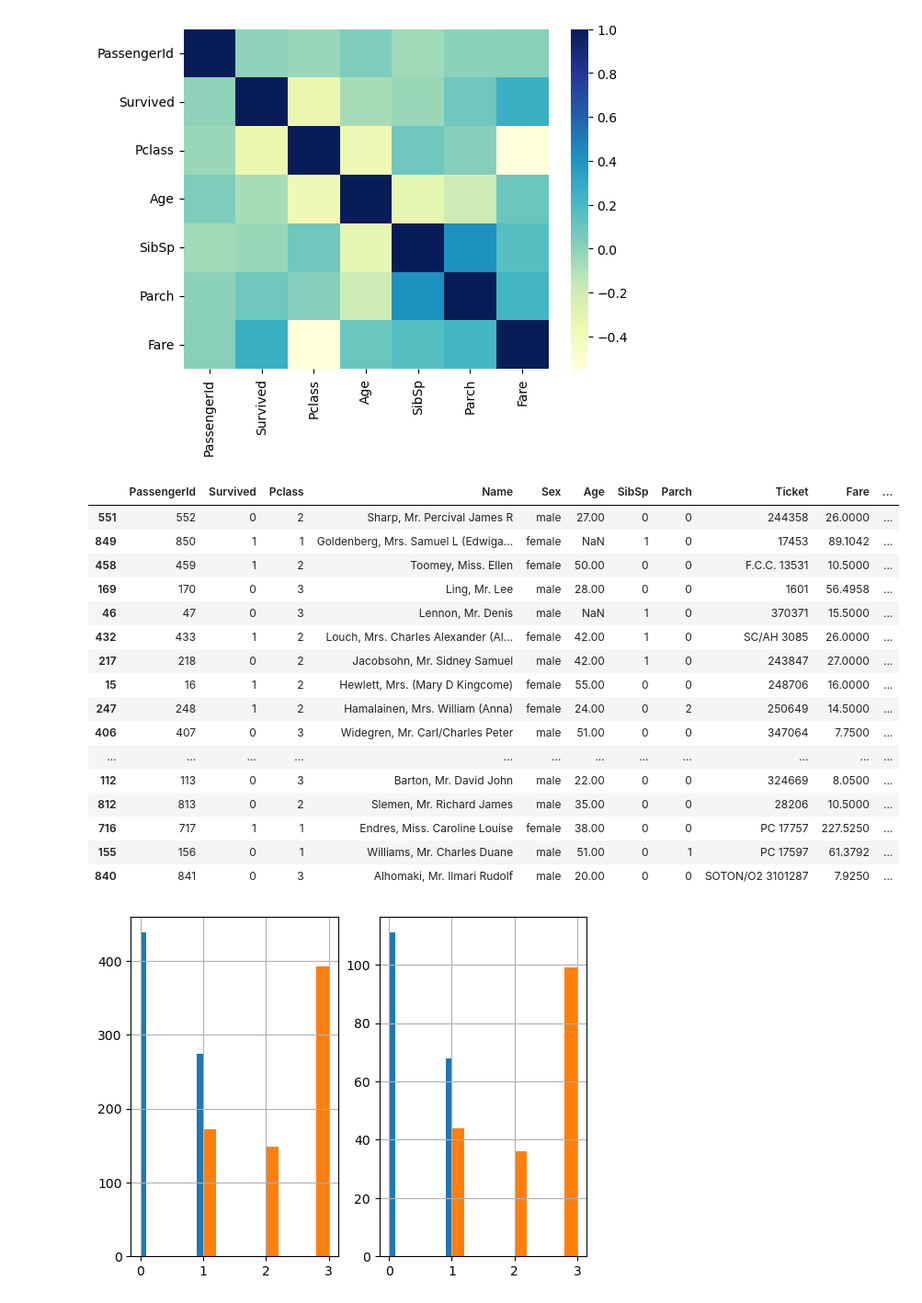
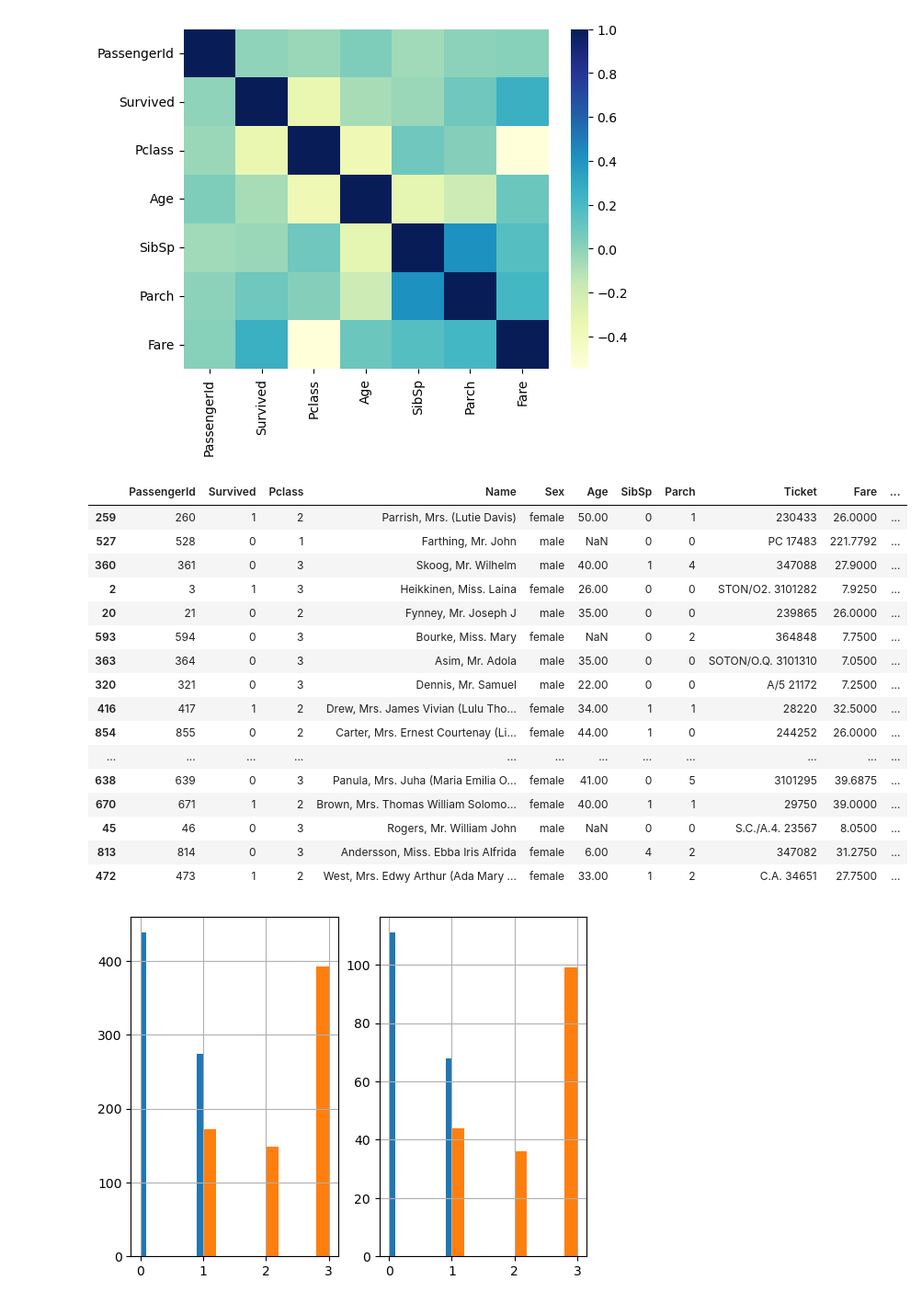
Before and after one commit to KeneanDita/Titanic-Survival-Predictor, a Jupyter notebook: Untitled.ipynb, the cells around one changed output. Shown at 92% size. Drawn from its saved outputs; the diff is of its cells as text; code cells hidden in the pictures.

```diff
--- a/Untitled.ipynb
+++ b/Untitled.ipynb
@@ -33,25 +31,25 @@ for train_indices, test_indices in split.split(data, data[['Survived', 'Pclass',
     strat_train_set = data.loc[train_indices]
     strat_test_set = data.loc[test_indices]
 # %%
-strat_test_set
+strat_train_set
 # %% [output]
 |  | PassengerId | Survived | Pclass | Name | Sex | Age | SibSp | Parch | Ticket | Fare | ... |
-| 551 | 552 | 0 | 2 | Sharp, Mr. Percival James R | male | 27.00 | 0 | 0 | 244358 | 26.0000 | ... |
-| 849 | 850 | 1 | 1 | Goldenberg, Mrs. Samuel L (Edwiga... | female | NaN | 1 | 0 | 17453 | 89.1042 | ... |
-| 458 | 459 | 1 | 2 | Toomey, Miss. Ellen | female | 50.00 | 0 | 0 | F.C.C. 13531 | 10.5000 | ... |
-| 169 | 170 | 0 | 3 | Ling, Mr. Lee | male | 28.00 | 0 | 0 | 1601 | 56.4958 | ... |
-| 46 | 47 | 0 | 3 | Lennon, Mr. Denis | male | NaN | 1 | 0 | 370371 | 15.5000 | ... |
-| 432 | 433 | 1 | 2 | Louch, Mrs. Charles Alexander (Al... | female | 42.00 | 1 | 0 | SC/AH 3085 | 26.0000 | ... |
-| 217 | 218 | 0 | 2 | Jacobsohn, Mr. Sidney Samuel | male | 42.00 | 1 | 0 | 243847 | 27.0000 | ... |
-| 15 | 16 | 1 | 2 | Hewlett, Mrs. (Mary D Kingcome) | female | 55.00 | 0 | 0 | 248706 | 16.0000 | ... |
-| 247 | 248 | 1 | 2 | Hamalainen, Mrs. William (Anna) | female | 24.00 | 0 | 2 | 250649 | 14.5000 | ... |
-| 406 | 407 | 0 | 3 | Widegren, Mr. Carl/Charles Peter | male | 51.00 | 0 | 0 | 347064 | 7.7500 | ... |
+| 259 | 260 | 1 | 2 | Parrish, Mrs. (Lutie Davis) | female | 50.00 | 0 | 1 | 230433 | 26.0000 | ... |
+| 527 | 528 | 0 | 1 | Farthing, Mr. John | male | NaN | 0 | 0 | PC 17483 | 221.7792 | ... |
+| 360 | 361 | 0 | 3 | Skoog, Mr. Wilhelm | male | 40.00 | 1 | 4 | 347088 | 27.9000 | ... |
+| 2 | 3 | 1 | 3 | Heikkinen, Miss. Laina | female | 26.00 | 0 | 0 | STON/O2. 3101282 | 7.9250 | ... |
+| 20 | 21 | 0 | 2 | Fynney, Mr. Joseph J | male | 35.00 | 0 | 0 | 239865 | 26.0000 | ... |
+| 593 | 594 | 0 | 3 | Bourke, Miss. Mary | female | NaN | 0 | 2 | 364848 | 7.7500 | ... |
+| 363 | 364 | 0 | 3 | Asim, Mr. Adola | male | 35.00 | 0 | 0 | SOTON/O.Q. 3101310 | 7.0500 | ... |
+| 320 | 321 | 0 | 3 | Dennis, Mr. Samuel | male | 22.00 | 0 | 0 | A/5 21172 | 7.2500 | ... |
+| 416 | 417 | 1 | 2 | Drew, Mrs. James Vivian (Lulu Tho... | female | 34.00 | 1 | 1 | 28220 | 32.5000 | ... |
+| 854 | 855 | 0 | 2 | Carter, Mrs. Ernest Courtenay (Li... | female | 44.00 | 1 | 0 | 244252 | 26.0000 | ... |
 | ... | ... | ... | ... | ... | ... | ... | ... | ... | ... | ... | ... |
-| 112 | 113 | 0 | 3 | Barton, Mr. David John | male | 22.00 | 0 | 0 | 324669 | 8.0500 | ... |
-| 812 | 813 | 0 | 2 | Slemen, Mr. Richard James | male | 35.00 | 0 | 0 | 28206 | 10.5000 | ... |
-| 716 | 717 | 1 | 1 | Endres, Miss. Caroline Louise | female | 38.00 | 0 | 0 | PC 17757 | 227.5250 | ... |
-| 155 | 156 | 0 | 1 | Williams, Mr. Charles Duane | male | 51.00 | 0 | 1 | PC 17597 | 61.3792 | ... |
-| 840 | 841 | 0 | 3 | Alhomaki, Mr. Ilmari Rudolf | male | 20.00 | 0 | 0 | SOTON/O2 3101287 | 7.9250 | ... |
+| 638 | 639 | 0 | 3 | Panula, Mrs. Juha (Maria Emilia O... | female | 41.00 | 0 | 5 | 3101295 | 39.6875 | ... |
+| 670 | 671 | 1 | 2 | Brown, Mrs. Thomas William Solomo... | female | 40.00 | 1 | 1 | 29750 | 39.0000 | ... |
+| 45 | 46 | 0 | 3 | Rogers, Mr. William John | male | NaN | 0 | 0 | S.C./A.4. 23567 | 8.0500 | ... |
+| 813 | 814 | 0 | 3 | Andersson, Miss. Ebba Iris Alfrida | female | 6.00 | 4 | 2 | 347082 | 31.2750 | ... |
+| 472 | 473 | 1 | 2 | West, Mrs. Edwy Arthur (Ada Mary ... | female | 33.00 | 1 | 2 | C.A. 34651 | 27.7500 | ... |
 # %%
 plt.subplot(1,2,1);
 strat_train_set['Survived'].hist();
```
Also changed, not shown: parts of 8 cells of this notebook.
